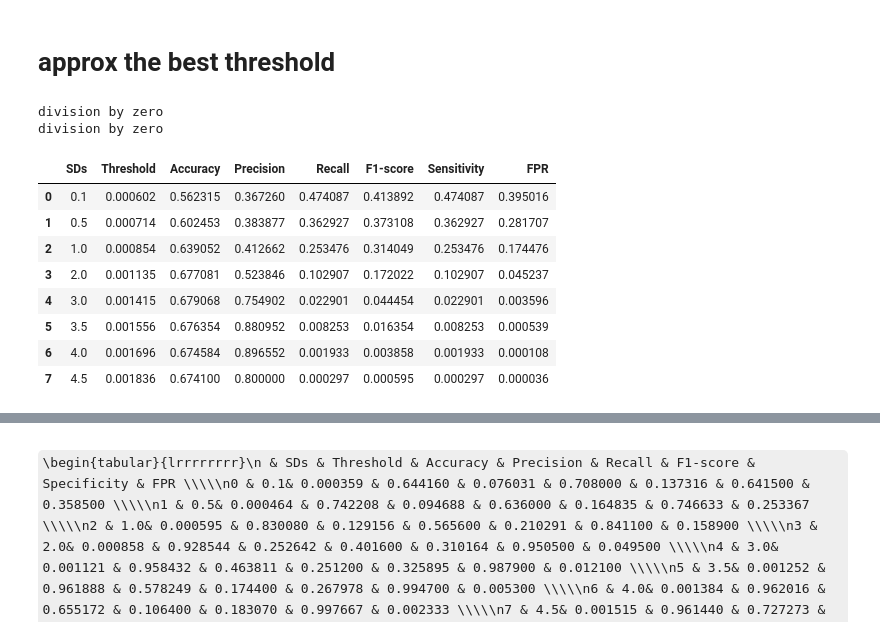
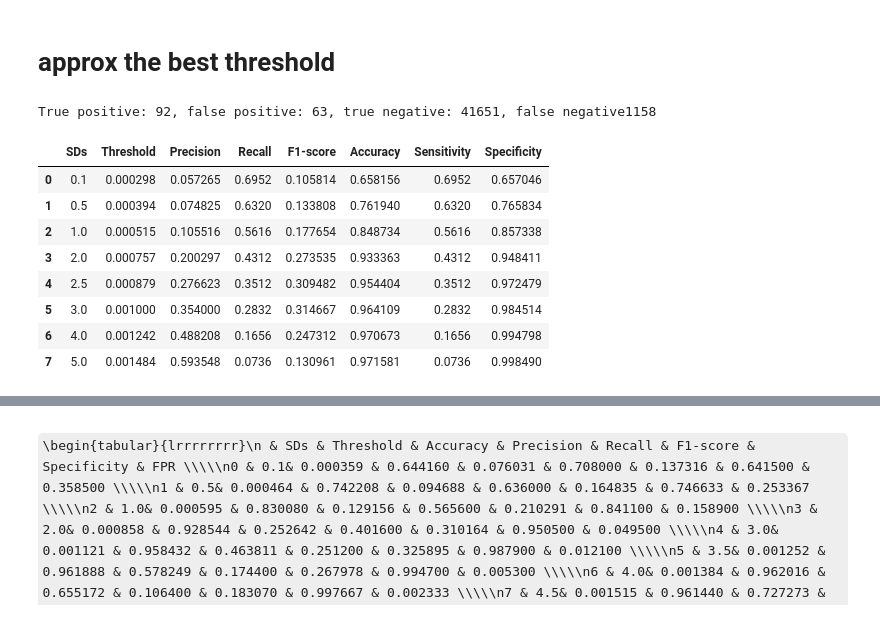
Before and after one commit to Eidell/gRPC-log-LSTM-Anomaly-Detection, a Jupyter notebook: lstm.ipynb, the cells around one changed output, grey strips where cells are left out. Drawn from its saved outputs; the diff is of its cells as text; code cells hidden in the pictures; some formulas as TeX source.

```diff
--- a/lstm.ipynb
+++ b/lstm.ipynb
@@ -356,10 +340,13 @@ train_data = train_df.iloc[:train_batches]
 features = train_df.shape[1]
 x_train_shaped = np.reshape(train_data.to_numpy(), newshape=(-1, num_steps, features))
 # %%
-#test_df = test_df.iloc[:25000]
+test_df_short = test_df.iloc[:25000]
 test_batches = (test_df.shape[0] // num_steps) * num_steps
+test_batches_short = (test_df_short.shape[0] // num_steps) * num_steps
 test_data = test_df.iloc[:test_batches]
+test_data_short = test_df_short.iloc[:test_batches_short]
 
 features = test_df.shape[1]
 x_test_shaped = np.reshape(test_data.to_numpy(), newshape=(-1, num_steps, features))
+x_test_short_shaped = np.reshape(test_data_short.to_numpy(), newshape=(-1, num_steps, features))
 # %%
@@ -419,7 +410,7 @@ model.layers[0].input_shape
 # %%
 import matplotlib.pyplot as plt
 
-epochs = 150
+epochs = 250
 checkpoint_filepath = '/tmp/checkpoint'
 model_checkpoint_callback = tf.keras.callbacks.ModelCheckpoint(
     filepath=checkpoint_filepath,
@@ -552,5 +547,6 @@ def calc_mse(X,X_predict):
 mse_train = calc_mse(x_train_shaped, X_pred)
 mse_test = calc_mse(x_test_shaped, X_pred_test)
 # %%
-len(mse_test)
+X_pred_test_short = model.predict(x_test_short_shaped,batch_size=32)
+mse_test_short = calc_mse(x_test_short_shaped, X_pred_test_short)
 # %% [output]
@@ -639,7 +658,7 @@ def threshold_loop(mse_train,mse_test):
     return classified
 
   # Set threshold as a certain number of standard deviations from the mean
-  std_deviations = [0.1, 0.5, 1, 2, 3, 3.5, 4, 4.5, 5, 10]
+  std_deviations = [0.1, 0.5, 1, 2, 2.5, 3, 4, 5]
   results = []
 
   for num_std in std_deviations:
@@ -652,44 +671,43 @@ def threshold_loop(mse_train,mse_test):
     TN = train_classified.count(0)
     FN = test_classified.count(0)
     try:
-      accuracy = (TP + TN) / (TP + FP + TN + FN)
       precision = TP / (TP + FP)
       recall = TP / (TP + FN)
       f1_score = 2 * (precision * recall) / (precision + recall)
+      accuracy = (TP + TN) / (TP + TN + FP + FN)
       sensitivity = TP / (TP + FN)
-      fpr = FP / (TN + FP)
+      specificity = TN / (TN + FP)
 
     except Exception as err:
-      print(err)
+      print(err, num_std)
       continue
     results.append({
         'SDs': num_std,
         'Threshold': threshold,
-        'Accuracy': accuracy,
         'Precision': precision,
         'Recall': recall,
         'F1-score': f1_score,
+        'Accuracy': accuracy,
         'Sensitivity': sensitivity,
-        'FPR': fpr
+        'Specificity': specificity
     })
-
+  print('True positive: {}, false positive: {}, true negative: {}, false negative{}'.format(TP,FP,TN,FN))
   # Create table of results
   results_df = pd.DataFrame(results)
 
   return results_df
 # %%
-results_df = threshold_loop(mse_train,mse_test)
+results_df = threshold_loop(mse_train,mse_test_short)
 results_df
 # %% [output]
-division by zero
-division by zero
+True positive: 92, false positive: 63, true negative: 41651, false negative1158
-|  | SDs | Threshold | Accuracy | Precision | Recall | F1-score | Sensitivity | FPR |
-| 0 | 0.1 | 0.000602 | 0.562315 | 0.367260 | 0.474087 | 0.413892 | 0.474087 | 0.395016 |
-| 1 | 0.5 | 0.000714 | 0.602453 | 0.383877 | 0.362927 | 0.373108 | 0.362927 | 0.281707 |
-| 2 | 1.0 | 0.000854 | 0.639052 | 0.412662 | 0.253476 | 0.314049 | 0.253476 | 0.174476 |
-| 3 | 2.0 | 0.001135 | 0.677081 | 0.523846 | 0.102907 | 0.172022 | 0.102907 | 0.045237 |
-| 4 | 3.0 | 0.001415 | 0.679068 | 0.754902 | 0.022901 | 0.044454 | 0.022901 | 0.003596 |
-| 5 | 3.5 | 0.001556 | 0.676354 | 0.880952 | 0.008253 | 0.016354 | 0.008253 | 0.000539 |
-| 6 | 4.0 | 0.001696 | 0.674584 | 0.896552 | 0.001933 | 0.003858 | 0.001933 | 0.000108 |
-| 7 | 4.5 | 0.001836 | 0.674100 | 0.800000 | 0.000297 | 0.000595 | 0.000297 | 0.000036 |
+|  | SDs | Threshold | Precision | Recall | F1-score | Accuracy | Sensitivity | Specificity |
+| 0 | 0.1 | 0.000298 | 0.057265 | 0.6952 | 0.105814 | 0.658156 | 0.6952 | 0.657046 |
+| 1 | 0.5 | 0.000394 | 0.074825 | 0.6320 | 0.133808 | 0.761940 | 0.6320 | 0.765834 |
+| 2 | 1.0 | 0.000515 | 0.105516 | 0.5616 | 0.177654 | 0.848734 | 0.5616 | 0.857338 |
+| 3 | 2.0 | 0.000757 | 0.200297 | 0.4312 | 0.273535 | 0.933363 | 0.4312 | 0.948411 |
+| 4 | 2.5 | 0.000879 | 0.276623 | 0.3512 | 0.309482 | 0.954404 | 0.3512 | 0.972479 |
+| 5 | 3.0 | 0.001000 | 0.354000 | 0.2832 | 0.314667 | 0.964109 | 0.2832 | 0.984514 |
+| 6 | 4.0 | 0.001242 | 0.488208 | 0.1656 | 0.247312 | 0.970673 | 0.1656 | 0.994798 |
+| 7 | 5.0 | 0.001484 | 0.593548 | 0.0736 | 0.130961 | 0.971581 | 0.0736 | 0.998490 |
 # %%
```
Also changed, not shown: parts of 15 cells of this notebook.
